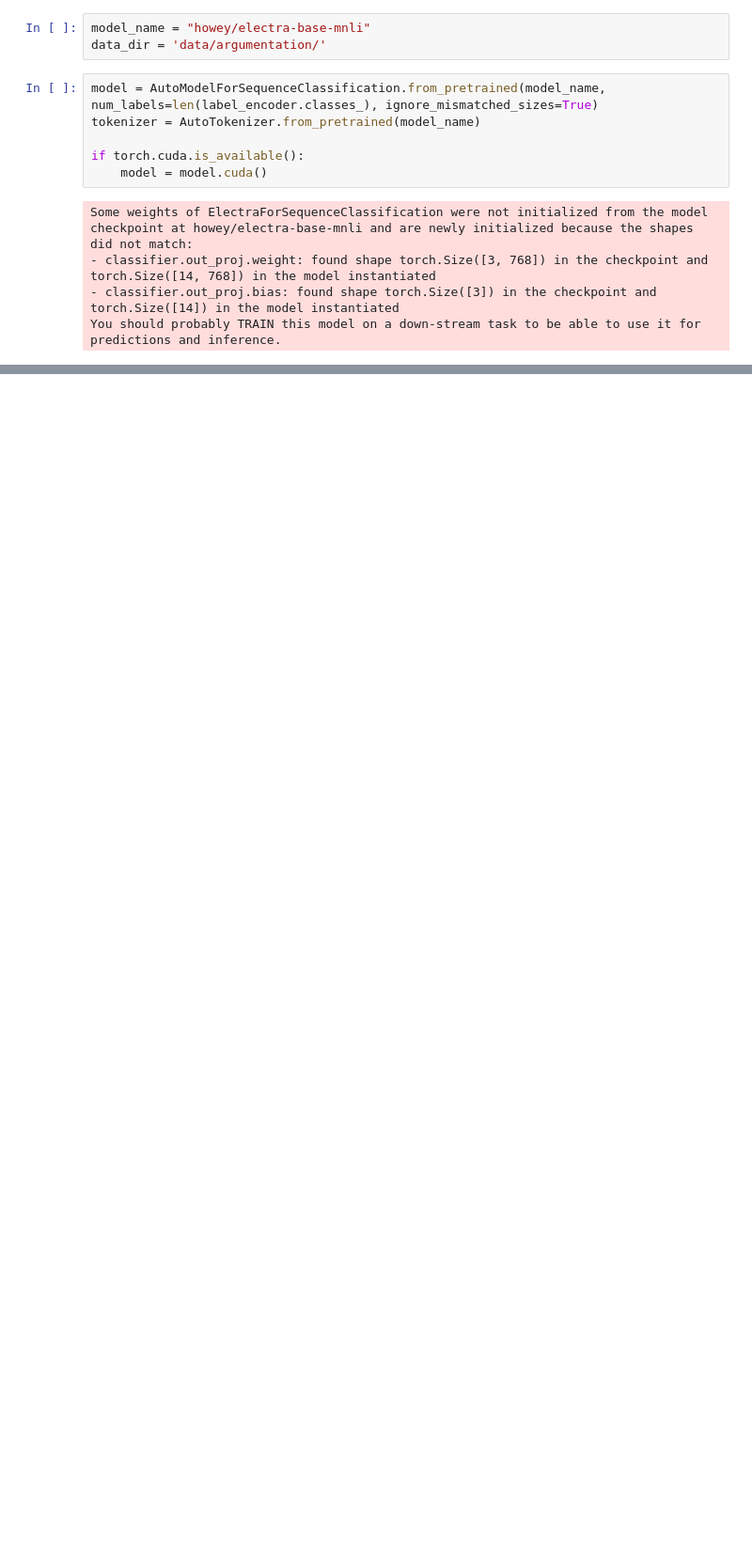
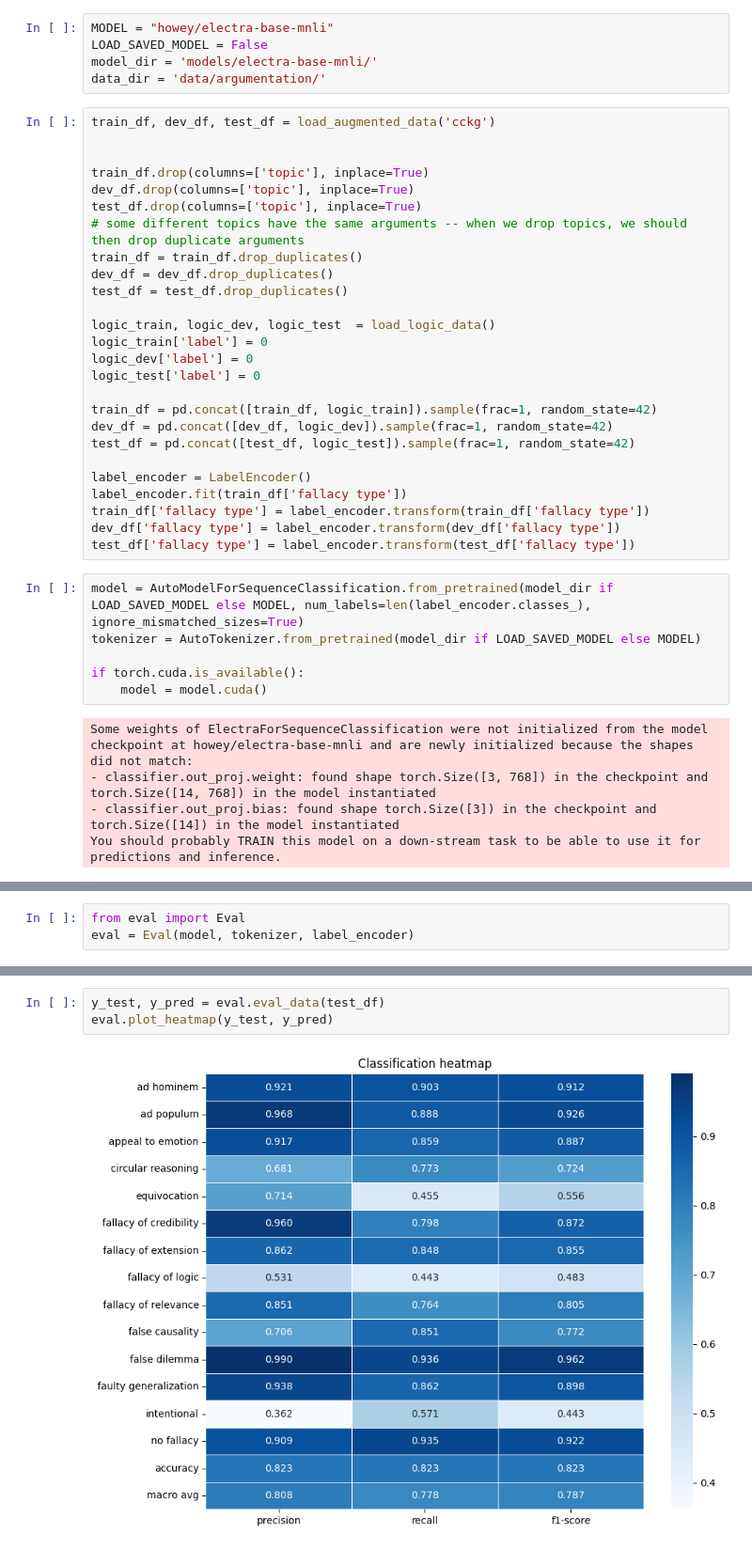
Before and after one commit to lucamouchel/logical-fallacy-LLMs, a Jupyter notebook: ArgumentationFallacyClassifier.ipynb, the cells around one changed output, grey strips where cells are left out. Shown at 94% size. Saved outputs shown, nothing was run; the diff lists cells and outputs as text; blank space fills up the shorter version.

```diff
--- a/ArgumentationFallacyClassifier.ipynb
+++ b/ArgumentationFallacyClassifier.ipynb
@@ -29,9 +15,37 @@ print(label_encoder.classes_)
 # %%
-model_name = "howey/electra-base-mnli"
+MODEL = "howey/electra-base-mnli"
+LOAD_SAVED_MODEL = False
+model_dir = 'models/electra-base-mnli/'
 data_dir = 'data/argumentation/'
+# %%
+train_df, dev_df, test_df = load_augmented_data('cckg')
+
+
+train_df.drop(columns=['topic'], inplace=True)
+dev_df.drop(columns=['topic'], inplace=True)
+test_df.drop(columns=['topic'], inplace=True)
+# some different topics have the same arguments -- when we drop topics, we should then drop duplicate arguments
+train_df = train_df.drop_duplicates()
+dev_df = dev_df.drop_duplicates()
+test_df = test_df.drop_duplicates()
+
+logic_train, logic_dev, logic_test  = load_logic_data()
+logic_train['label'] = 0
+logic_dev['label'] = 0
+logic_test['label'] = 0
+
+train_df = pd.concat([train_df, logic_train]).sample(frac=1, random_state=42)
+dev_df = pd.concat([dev_df, logic_dev]).sample(frac=1, random_state=42)
+test_df = pd.concat([test_df, logic_test]).sample(frac=1, random_state=42)
+
+label_encoder = LabelEncoder()
+label_encoder.fit(train_df['fallacy type'])
+train_df['fallacy type'] = label_encoder.transform(train_df['fallacy type'])
+dev_df['fallacy type'] = label_encoder.transform(dev_df['fallacy type'])
+test_df['fallacy type'] = label_encoder.transform(test_df['fallacy type'])
 # %%
-model = AutoModelForSequenceClassification.from_pretrained(model_name, num_labels=len(label_encoder.classes_), ignore_mismatched_sizes=True)
-tokenizer = AutoTokenizer.from_pretrained(model_name)
+model = AutoModelForSequenceClassification.from_pretrained(model_dir if LOAD_SAVED_MODEL else MODEL, num_labels=len(label_encoder.classes_), ignore_mismatched_sizes=True)
+tokenizer = AutoTokenizer.from_pretrained(model_dir if LOAD_SAVED_MODEL else MODEL)
 
 if torch.cuda.is_available():
     model = model.cuda()
@@ -152,0 +151,3 @@ trainer.predict(tokenized_dataset['test'])
+# %%
+from eval import Eval
+eval = Eval(model, tokenizer, label_encoder)
@@ -152,0 +156,5 @@ trainer.predict(tokenized_dataset['test'])
+# %%
+y_test, y_pred = eval.eval_data(test_df)
+eval.plot_heatmap(y_test, y_pred)
+# %% [output]
+[figure, added]
```
Also changed, not shown: parts of 13 cells of this notebook, 17 other files.
